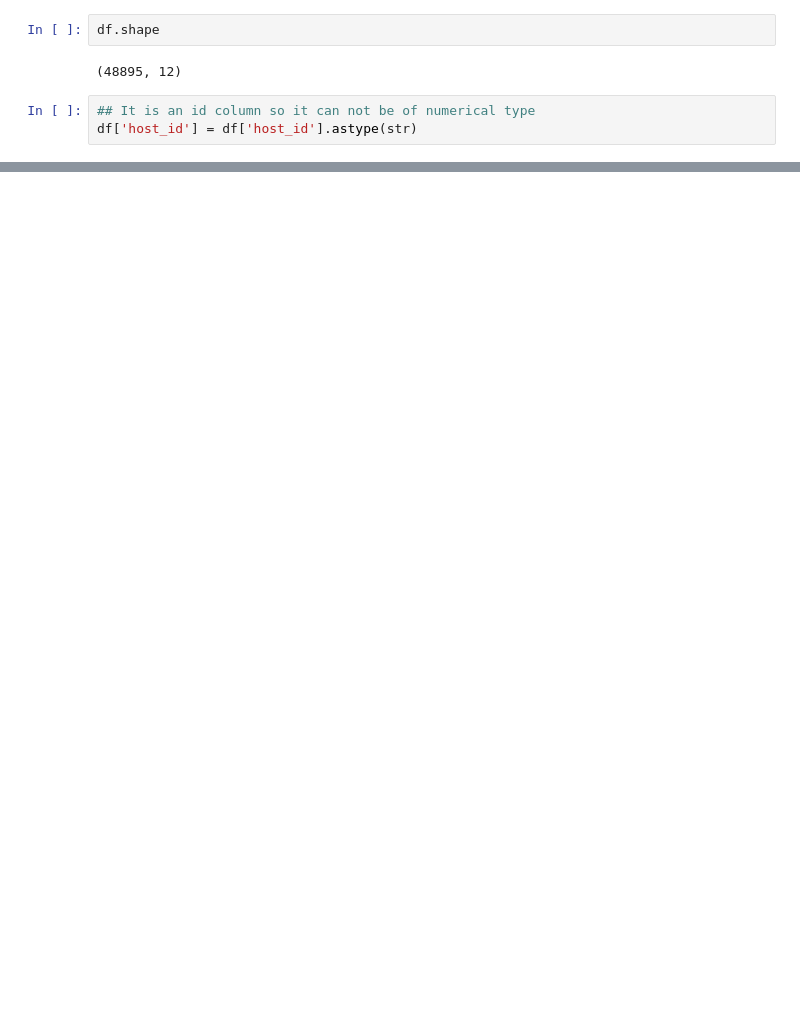
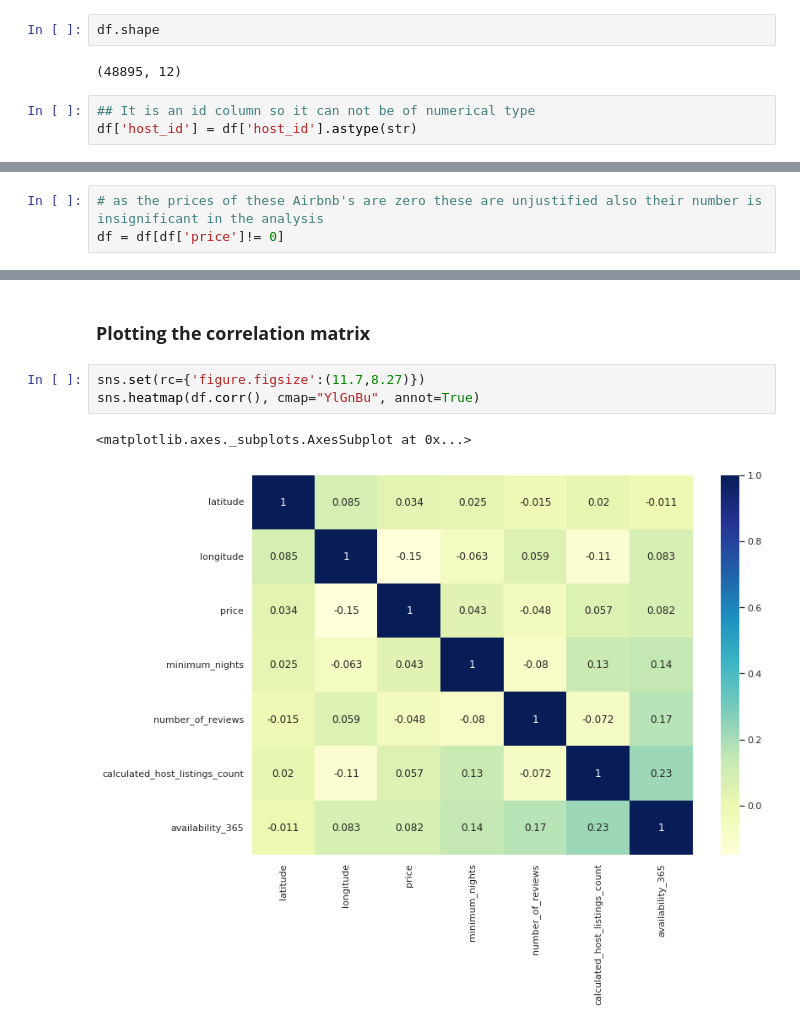
Before and after one commit to dushyantmaharshi/AirBnb-Data-Analysis, a Jupyter notebook: Airbnb_Bookings_Analysis_Capstone_Project_1_.ipynb, the cells around one changed output, grey strips where cells are left out. Drawn from its saved outputs; the diff is of its cells as text; blank space fills up the shorter version.

```diff
--- a/Airbnb_Bookings_Analysis_Capstone_Project_1_.ipynb
+++ b/Airbnb_Bookings_Analysis_Capstone_Project_1_.ipynb
@@ -151,0 +178,3 @@ df['host_id'] = df['host_id'].astype(str)
+# %%
+# as the prices of these Airbnb's are zero these are unjustified also their number is insignificant in the analysis
+df = df[df['price']!= 0]
@@ -151,0 +205,8 @@ df['host_id'] = df['host_id'].astype(str)
+# %% [markdown]
+### **Plotting the correlation matrix**
+# %%
+sns.set(rc={'figure.figsize':(11.7,8.27)})
+sns.heatmap(df.corr(), cmap="YlGnBu", annot=True)
+# %% [output]
+<matplotlib.axes._subplots.AxesSubplot at 0x...>
+[figure, added]
```
Also changed, not shown: parts of 20 cells of this notebook.
